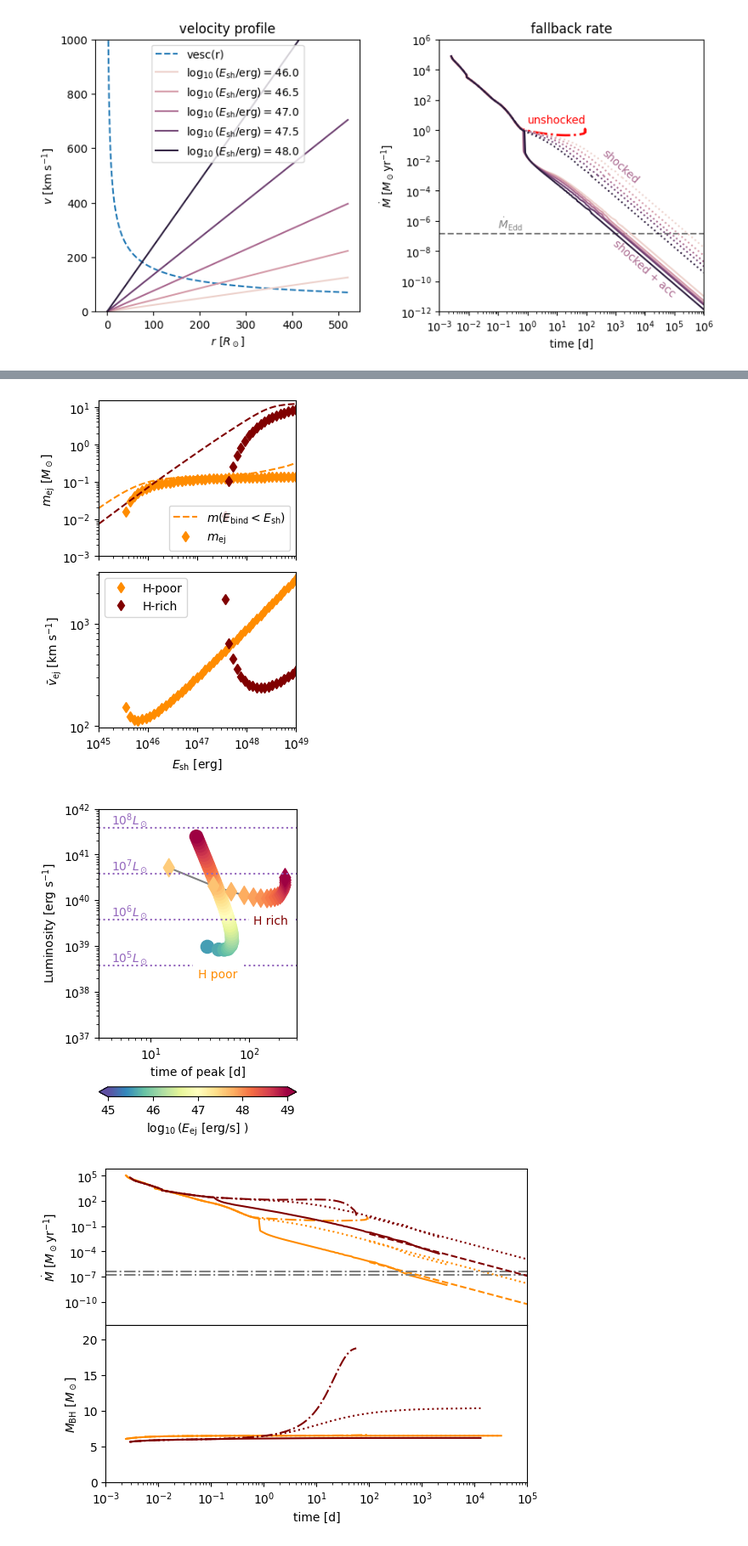
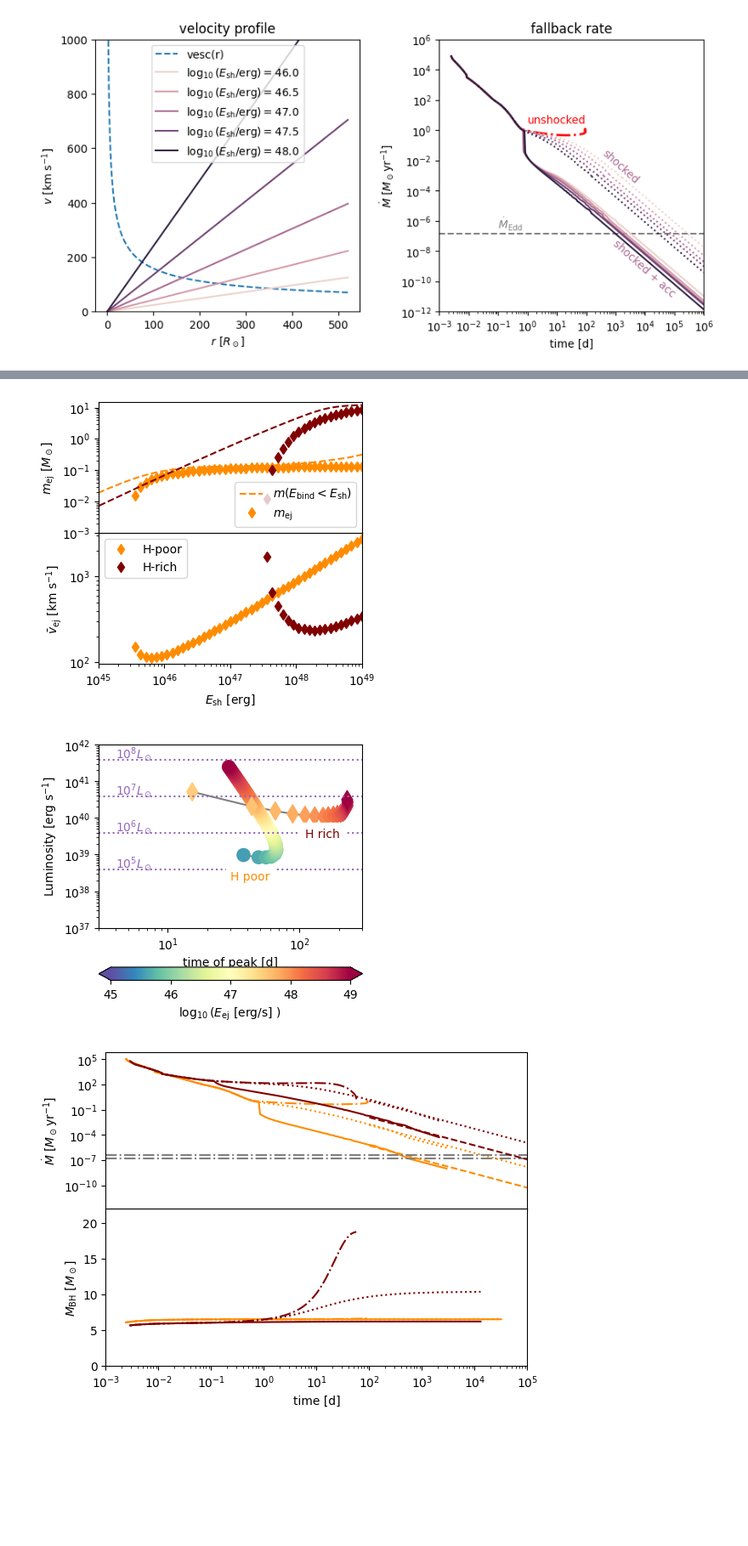
Before and after one commit to morganemacleod/FailedSNCalcs, a Jupyter notebook: MESAfailedSN.ipynb, the cells around one changed output, grey strips where cells are left out. Shown at 85% size. Cells and saved outputs as stored; diff of their text form; code cells hidden in the pictures; blank space fills up the shorter version.

```diff
--- a/MESAfailedSN.ipynb
+++ b/MESAfailedSN.ipynb
@@ -574,25 +405,0 @@ plt.subplots_adjust(hspace=0.25)
-# %%
-## Given an ejecta mass and mean velocity, plot the luminosity
-R0 = 10**p['logR'][0]
-
-lp,tp = Lpl_tpl(np.array(Elist),np.array(dmlist),R0,0.32,6000)
-plt.plot(tp,lp,color='grey',ls='-',zorder=0)
-plt.scatter(tp,lp,c=np.log10(Elist),cmap='Spectral',s=120,marker='o')
-plt.colorbar(label=r'$\log_{10}( E_{\rm ej}\ {\rm [erg/s]}\ )$ ',extend='both')
-
-
-plt.loglog()
-plt.axhline(3.84e33*1e5,color='C4',linestyle=':')
-plt.annotate(r'$10^5 L_\odot$',(4,3.84e33*1e5*1.15),color='C4',zorder=0)
-
-plt.axhline(3.84e33*1e6,color='C4',linestyle=':')
-plt.annotate(r'$10^6 L_\odot$',(4,3.84e33*1e6*1.15),color='C4',zorder=0)
-
-plt.axhline(3.84e33*1e7,color='C4',linestyle=':')
-plt.annotate(r'$10^7 L_\odot$',(4,3.84e33*1e7*1.15),color='C4',zorder=0)
-
-
-plt.xlabel('time of peak [d]')
-plt.ylabel('Luminosity [erg s$^{-1}$]')
-plt.ylim(1e37,1e42)
-plt.xlim(3,300)
@@ -838,10 +642,10 @@ def dm_vej_plot(p,color='DodgerBlue',label='',do_upper_label=False):
     plt.loglog()
     plt.xlim(1.e45,1e49)
     plt.legend()
-    plt.subplots_adjust(hspace=0.1)
+    plt.subplots_adjust(hspace=0.)
 
 
-plt.figure(figsize=(3,5))
+plt.figure(figsize=(4,4))
 myE = 1e48
 add_profile_columns_Eshock_fallback(pp,Etot=myE,alpha=1)
 add_profile_columns_Eshock_fallback(pr,Etot=myE,alpha=1)
@@ -851,7 +655,7 @@ dm_vej_plot(pp,color='DarkOrange',label='H-poor',do_upper_label=True)
 dm_vej_plot(pr,color='Maroon',label='H-rich')
 plt.savefig("Figs/mdot_DMVrichpoor.pdf",bbox_inches='tight')
 # %% [output]
-[figure, old version]
+[figure, new version]
 # %%
 ## Given an ejecta mass and mean velocity, plot the luminosity
 def Lt_dmvej_plot(p,marker='o'):
@@ -877,35 +681,35 @@ def Lt_dmvej_plot(p,marker='o'):
     plt.xlabel('time of peak [d]')
     plt.ylabel('Luminosity [erg s$^{-1}$]')
     plt.ylim(1e37,1e42)
     plt.xlim(3,300)
 
 
-plt.figure(figsize=(3,5))
+plt.figure(figsize=(4,4))
 Lt_dmvej_plot(pp,marker='o')
 Lt_dmvej_plot(pr,marker='d')
 cb=plt.colorbar(label=r'$\log_{10}( E_{\rm ej}\ {\rm [erg/s]}\ )$ ',extend='both',orientation='horizontal')
 cb.solids.set_rasterized(True)
 
 plt.loglog()
 plt.axhline(3.84e33*1e5,color='C4',linestyle=':')
 plt.annotate(r'$10^5 L_\odot$',(4,3.84e33*1e5*1.15),color='C4',zorder=0)
 
 plt.axhline(3.84e33*1e6,color='C4',linestyle=':')
 plt.annotate(r'$10^6 L_\odot$',(4,3.84e33*1e6*1.15),color='C4',zorder=0)
 
 plt.axhline(3.84e33*1e7,color='C4',linestyle=':')
 plt.annotate(r'$10^7 L_\odot$',(4,3.84e33*1e7*1.15),color='C4',zorder=0)
 
 plt.axhline(3.84e33*1e8,color='C4',linestyle=':')
 plt.annotate(r'$10^8 L_\odot$',(4,3.84e33*1e8*1.15),color='C4',zorder=0)
 
 
 plt.annotate('H poor',(30,2e38),color='DarkOrange',backgroundcolor='w')
 plt.annotate('H rich',(110,3e39),color='Maroon',backgroundcolor='w')
 
 plt.savefig("Figs/LT_DMV.pdf",bbox_inches='tight')
 # %% [output]
-[figure, old version]
+[figure, new version]
 # %%
 def fallback_plot_variations(p,color='DodgerBlue'):
     #plt.figure(figsize=(6,6))
```
Also changed, not shown: parts of 14 cells of this notebook, 7 other files.
